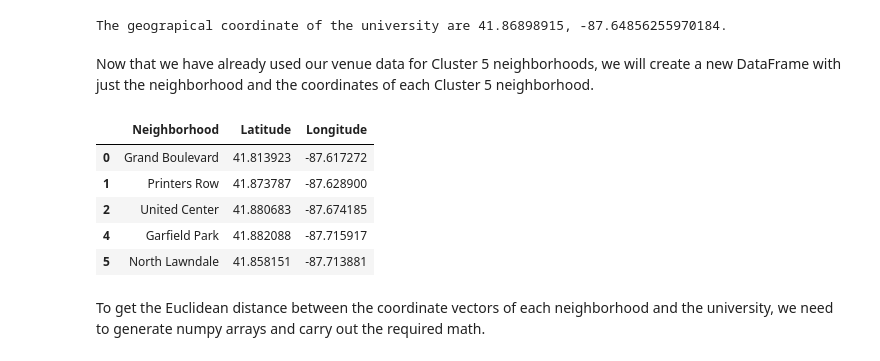
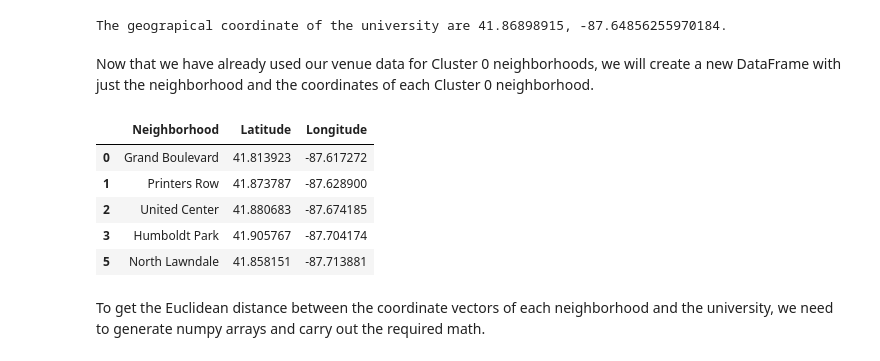
Before and after one commit to annie-helms/Coursera_Capstone, a Jupyter notebook: final_report.ipynb, the cells around one changed output. Saved outputs shown, nothing was run; the diff lists cells and outputs as text; code cells hidden in the pictures.

```diff
--- a/final_report.ipynb
+++ b/final_report.ipynb
@@ -423,6 +423,6 @@ Based on the plot above, we will take k=6 as the optimal value.
 # %%
 # set number of clusters
-kclusters = 6
+kclusters = 10
 
 # run k-means clustering
 kmeans = KMeans(n_clusters=kclusters, random_state=0).fit(cluster)
@@ -465,5 +465,5 @@ The Gourmet Ghetto is in Cluster 5. Below, we will make a new DataFrame that onl
 # %%
-like_berkeley = merged[merged['Cluster Labels']==5]
+like_berkeley = merged[merged['Cluster Labels']==0]
 print(like_berkeley.shape)
 like_berkeley.tail()
 # %% [output]
@@ -532,16 +532,16 @@ print('The geograpical coordinate of the university are {}, {}.'.format(latitude
 # %% [output]
 The geograpical coordinate of the university are 41.86898915, -87.64856255970184.
 # %% [markdown]
-Now that we have already used our venue data for Cluster 5 neighborhoods, we will create a new DataFrame with just the neighborhood and the coordinates of each Cluster 5 neighborhood.
+Now that we have already used our venue data for Cluster 0 neighborhoods, we will create a new DataFrame with just the neighborhood and the coordinates of each Cluster 0 neighborhood.
 # %%
-cluster_5 = like_berkeley[["Neighborhood", "Latitude", "Longitude"]]
-cluster_5.head()
+cluster_0 = like_berkeley[["Neighborhood", "Latitude", "Longitude"]]
+cluster_0.head()
 # %% [output]
 |  | Neighborhood | Latitude | Longitude |
 | 0 | Grand Boulevard | 41.813923 | -87.617272 |
 | 1 | Printers Row | 41.873787 | -87.628900 |
 | 2 | United Center | 41.880683 | -87.674185 |
-| 4 | Garfield Park | 41.882088 | -87.715917 |
+| 3 | Humboldt Park | 41.905767 | -87.704174 |
 | 5 | North Lawndale | 41.858151 | -87.713881 |
 # %% [markdown]
 To get the Euclidean distance between the coordinate vectors of each neighborhood and the university, we need to generate numpy arrays and carry out the required math.
```
Also changed, not shown: parts of 24 cells of this notebook.
